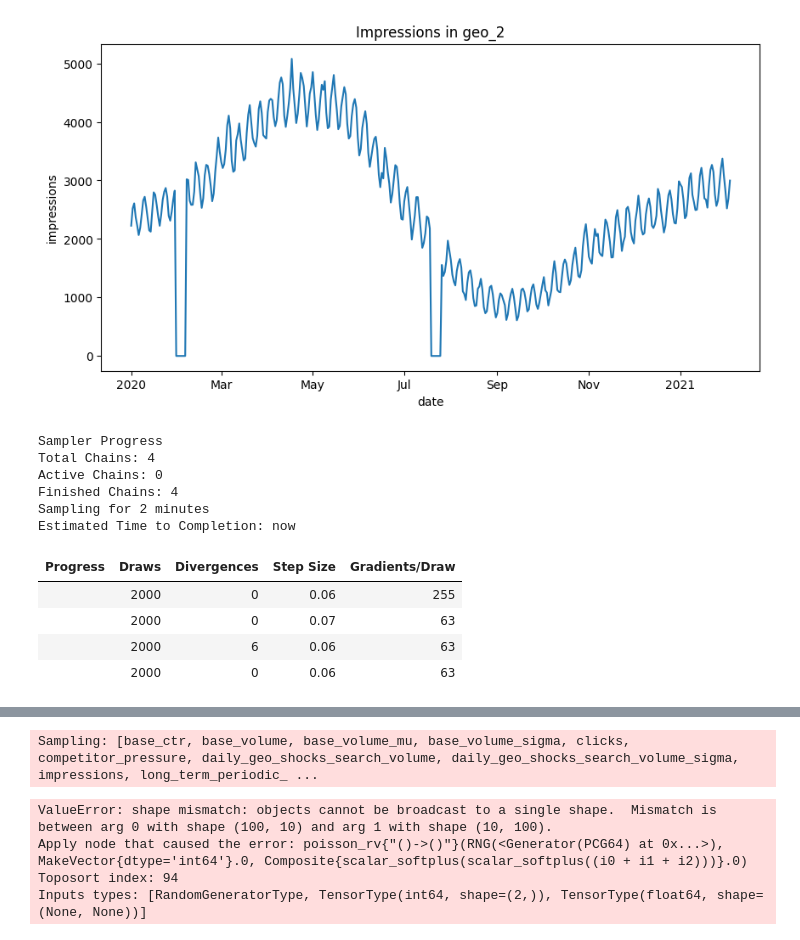
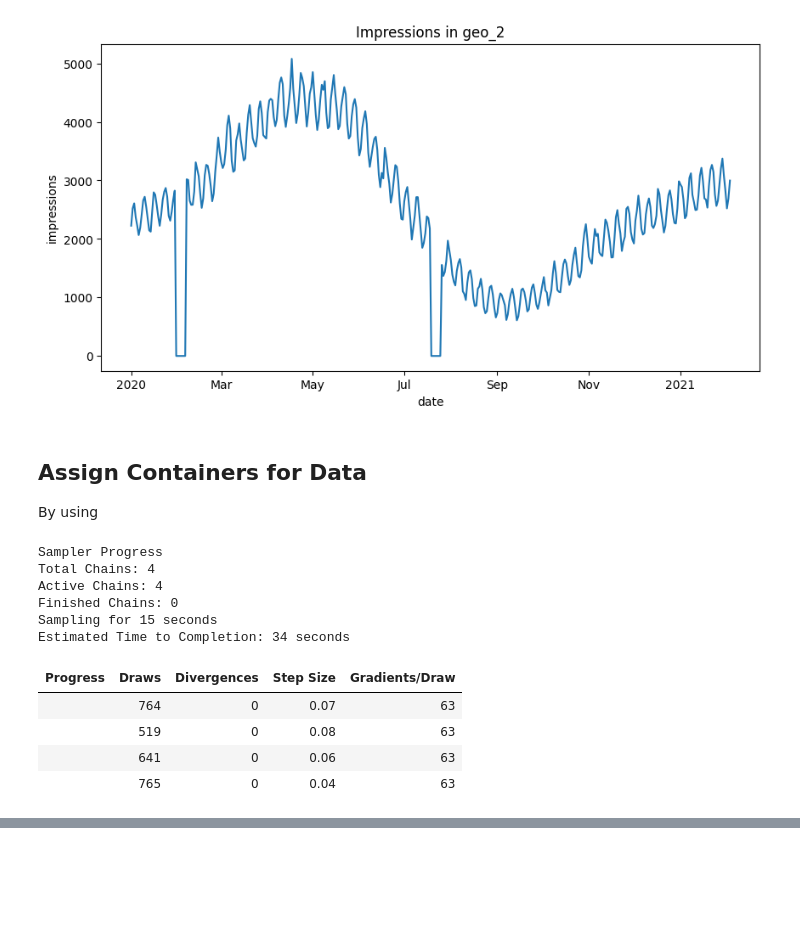
Before and after one commit to redam94/search-forecast, a Jupyter notebook: nbs/examples/00_search_prediction.ipynb, the cells around one changed output, grey strips where cells are left out. Drawn from its saved outputs; the diff is of its cells as text; code cells hidden in the pictures; blank space fills up the shorter version.

```diff
--- a/nbs/examples/00_search_prediction.ipynb
+++ b/nbs/examples/00_search_prediction.ipynb
@@ -96,3 +98,7 @@ data.impressions.sel(geo="geo_2").plot.line(x="date")
 plt.title("Impressions in geo_2");
 # %% [output]
 [figure]
+# %% [markdown]
+## Assign Containers for Data
+
+By using
@@ -243,40 +249,40 @@ with pm.Model(coords=coords) as search_volume_model:
     clicks_obs = pm.Binomial(
         "clicks_obs",
         n=impressions_obs,
         p=c_rate,
         dims=("date", "geo"),
     )
 
 # observed_model = pm.observe(search_volume_model, {
 #     "search_volume_obs": data.search_volume.values[:100],
 #     "impressions_obs": data.impressions.values[:100],
 #     "clicks_obs": data.observed_clicks.values[:100],
 # })
 
 def partial_observe(model, obs_data, input_data, coords, target_accept=.70):
     with pm.observe(model, obs_data):
         pm.set_data(input_data, coords=coords)
         trace = pm.sample(1000, tune=1000, target_accept=target_accept, nuts_sampler='nutpie')
     return trace
 
 search_volume_trace = partial_observe(
-    observed_model,
+    search_volume_model,
     {'search_volume_obs': data.search_volume.values[:100],
     'impressions_obs': data.impressions.values[:100],
     'clicks_obs': data.observed_clicks.values[:100]},
     {'time': data['time'].values[:100],
     'budget': data.budget.values[:100]},
     coords)
 # %% [output]
 Sampler Progress
 Total Chains: 4
-Active Chains: 0
-Finished Chains: 4
-Sampling for 2 minutes
-Estimated Time to Completion: now
+Active Chains: 4
+Finished Chains: 0
+Sampling for 15 seconds
+Estimated Time to Completion: 34 seconds
 | Progress | Draws | Divergences | Step Size | Gradients/Draw |
-|  | 2000 | 0 | 0.06 | 255 |
-|  | 2000 | 0 | 0.07 | 63 |
-|  | 2000 | 6 | 0.06 | 63 |
-|  | 2000 | 0 | 0.06 | 63 |
+|  | 764 | 0 | 0.07 | 63 |
+|  | 519 | 0 | 0.08 | 63 |
+|  | 641 | 0 | 0.06 | 63 |
+|  | 765 | 0 | 0.04 | 63 |
 # %%
@@ -309,36 +291,0 @@ def imps_to_clicks(impressions, season, time_data, model: pm.Model | None= None)
-# %%
-coords = {
-    "date": data.date.values[:100],
-    "geo": data.geo.values
-}
-with pm.Model(coords=coords) as search_volume_model:
-    search_volume = search_volume_lam.apply(data['time'].values[:100])
-    search_volume_obs = pm.Poisson("search_volume_obs", mu=pt.softplus(search_volume), dims=('date', 'geo'))
-
-    impressions = search_volume_to_imps(search_volume_obs, data.budget.values[:100])
-
-    clicks = imps_to_clicks(impressions, search_volume_model['long_term_periodic'], data['time'].values[:100])
-
-with search_volume_model:
-    search_volume_trace_prior = pm.sample_prior_predictive(1000)
-
-def partial_observe(model, obs_data, input_data, coords, target_accept=.70):
-    with pm.observe(model, obs_data):
-        pm.set_data(input_data, coords=coords)
-        trace = pm.sample(1000, tune=1000, target_accept=target_accept, nuts_sampler='nutpie')
-    return trace
-
-search_volume_trace = partial_observe(
-    search_volume_model,
-    {'search_volume_obs': data.search_volume.values[:100],
-    'impressions': data.impressions.values[:100],
-    'clicks': data.observed_clicks.values[:100]},
-    {'time': data['time'].values[:100],
-    'budget': data.budget.values[:100]},
-    coords)
-# %% [output]
-Sampling: [base_ctr, base_volume, base_volume_mu, base_volume_sigma, clicks, competitor_pressure, daily_geo_shocks_search_volume, daily_geo_shocks_search_volume_sigma, impressions, long_term_periodic_ ...
-ValueError: shape mismatch: objects cannot be broadcast to a single shape.  Mismatch is between arg 0 with shape (100, 10) and arg 1 with shape (10, 100).
-Apply node that caused the error: poisson_rv{"()->()"}(RNG(<Generator(PCG64) at 0x...>), MakeVector{dtype='int64'}.0, Composite{scalar_softplus(scalar_softplus((i0 + i1 + i2)))}.0)
-Toposort index: 94
-Inputs types: [RandomGeneratorType, TensorType(int64, shape=(2,)), TensorType(float64, shape=(None, None))]
```
Also changed, not shown: parts of 6 cells of this notebook, 4 other files.
